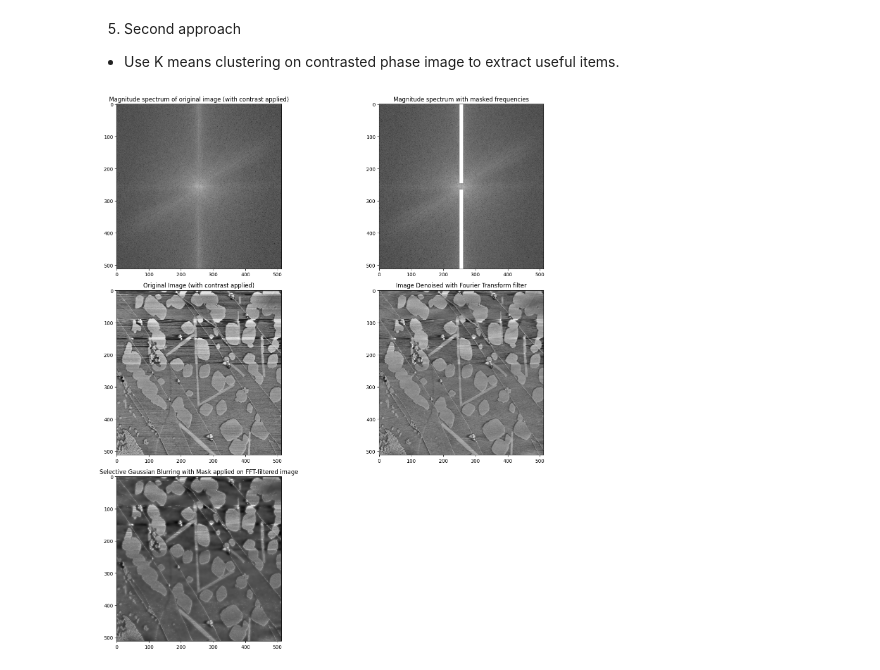
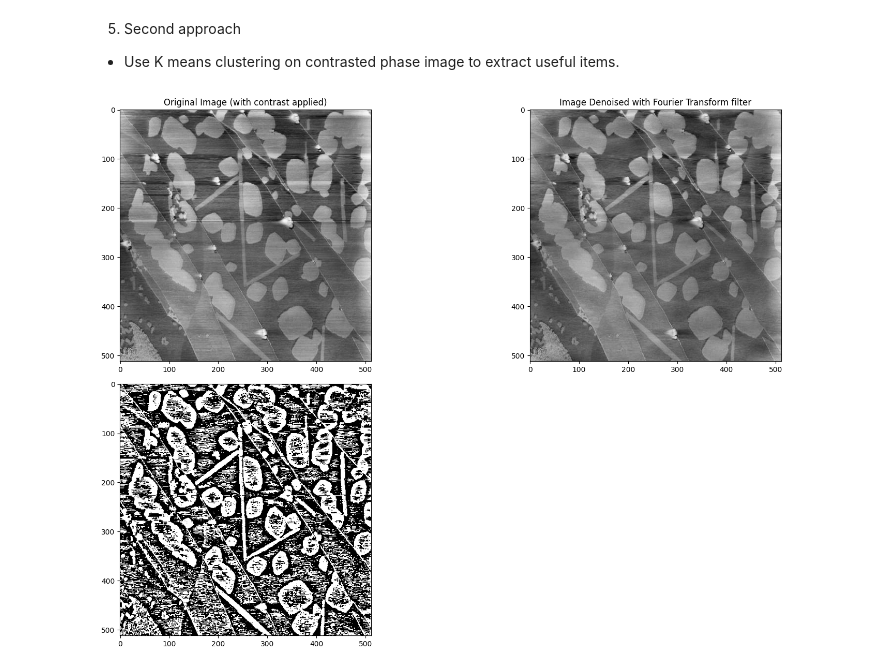
Before and after one commit to anushka-220/Machine-Learning, a Jupyter notebook: Denoise/masking.ipynb, the cells around one changed output. Cells and saved outputs as stored; diff of their text form; code cells hidden in the pictures.

```diff
--- a/Denoise/masking.ipynb
+++ b/Denoise/masking.ipynb
@@ -12,13 +12,12 @@ This is the method we followed to clean up the images.
 
 # Read the image
 image = cv2.imread('D:\\Pranav\\Pictures\\Saved Pictures\\1_amplitude.jpg')
-image2 = cv2.imread('D:\\Pranav\\Pictures\\Saved Pictures\\1_phase.jpg ')
+image2 = cv2.imread(r"D:\Pranav\Machine-Learning\gui\saved_images\average_topo_phase.jpg")
 
 # Convert the image to grayscale
 gray_amp = cv2.cvtColor(image, cv2.COLOR_BGR2GRAY)
 gray_phase = cv2.cvtColor(image2, cv2.COLOR_RGB2GRAY)
 plt.set_cmap("gray")
-plt.imsave('./image2.png', gray_phase)
 # histogram equalisation (increases contrast)
 #equalized_image_phase = cv2.equalizeHist(gray_phase)
 
@@ -37,83 +36,49 @@ equalized_image_phase = clahe.apply(gray_phase)
 # %%
 # reduce line noise
 plt.figure(figsize=(16,16))
 
 # Fourier transform
-f = np.fft.fft2(equalized_image_phase)
+def f_trans(image):
+    f = np.fft.fft2(image)
 
-#shift image to the center
-fshift = np.fft.fftshift(f)
+    #shift image to the center
+    fshift = np.fft.fftshift(f)
 
-#display the log of the magnitude of the fourier transform
-magnitude_spectrum = 20*np.log(np.abs(fshift))
-plt.set_cmap("gray")
-plt.subplot(3,2,1)
-plt.imshow(magnitude_spectrum)
-plt.title("Magnitude spectrum of original image (with contrast applied)")
+    #display the log of the magnitude of the fourier transform
+    magnitude_spectrum = 20*np.log(np.abs(fshift))
+    rows, cols = image.shape
+    crow,ccol = rows//2 , cols//2
+    fshift[0:crow-10, ccol-5:ccol+5] = 0
+    fshift[crow+10:, ccol-5:ccol+5] = 0
 
-#create a frequency mask to remove line noise
-rows, cols = equalized_image_phase.shape
-crow,ccol = rows//2 , cols//2
-fshift[0:crow-10, ccol-5:ccol+5] = 0
-fshift[crow+10:, ccol-5:ccol+5] = 0
-magnitude_spectrum_no_horizontal = 20*np.log(np.abs(fshift))
-plt.subplot(3,2,2)
-plt.imshow(magnitude_spectrum_no_horizontal)
-plt.title("Magnitude spectrum with masked frequencies")
+    # get the spatial domain back
+    f_ishift = np.fft.ifftshift(fshift)
+    img_back = np.fft.ifft2(f_ishift)
+    img_back = np.real(img_back)
+    return img_back
 
-# get the spatial domain back
-f_ishift = np.fft.ifftshift(fshift)
-img_back = np.fft.ifft2(f_ishift)
-img_back = np.real(img_back)
 
 plt.subplot(3,2,3)
 plt.title("Original Image (with contrast applied)")
 plt.imshow(equalized_image_phase)
-
+img_back = f_trans(equalized_image_phase)
 plt.subplot(3,2,4)
 plt.imshow(img_back)
 plt.title("Image Denoised with Fourier Transform filter")
 plt.imsave('./image.jpg', img_back)
 denoise = cv2.imread('./image.jpg')
 
-
-# FAILED BILATERAL FILTERING APPROACH
-
-# plt.subplot(3,2,4)
-# plt.imshow(cv2.bilateralFilter(equalized_image_phase, 6, 75, 75))
-# plt.title("Using bilateral noise ")
-
-
 #Creating a mask to apply selective filtering to the original filter
 mask2 = np.zeros_like(denoise)
 denoise = cv2.cvtColor(denoise, cv2.COLOR_RGB2GRAY)
 
-
-# FAILED EDGE DETECTION APPROACH
-
-#denoise = cv2.equalizeHist(gray_phase)
-# blurred_image = cv2.medianBlur(denoise, 3)
-# plt.imshow(blurred_image)
-# canny = cv2.Canny(blurred_image, 75,100, apertureSize=3)
-
 # Threshold the image to create a binary mask to apply selective filtering to.
-_, thresholded = cv2.threshold(denoise, 130, 255, cv2.THRESH_BINARY)
-
-
-# FAILED EDGE DETECTION APPROACH #2
-
-# cont, _ = cv2.findContours(thresholded, cv2.RETR_TREE, cv2.CHAIN_APPROX_SIMPLE)
-# cv2.drawContours(mask2, cont, -1,(255,255,255),-1)
-
-# use Gaussian blur to create a strongly blurred copy of the denoised image
-blurred_image = cv2.GaussianBlur(denoise, (15,15), 0)
-result = np.where(thresholded!=0, denoise, blurred_image)
+bw = cv2.adaptiveThreshold(denoise, 255, cv2.ADAPTIVE_THRESH_GAUSSIAN_C, \
+                                cv2.THRESH_BINARY, 35, 0)
 plt.subplot(3,2,5)
-plt.imshow(result, cmap="gray")
-plt.imsave('./image3.png',result)
-plt.title("Selective Gaussian Blurring with Mask applied on FFT-filtered image")
+plt.imshow(bw)
 
 plt.tight_layout()
 plt.show()
 # %% [output]
-[figure, old version]
+[figure, new version]
```
Also changed, not shown: parts of 2 cells of this notebook, 4 other files.
